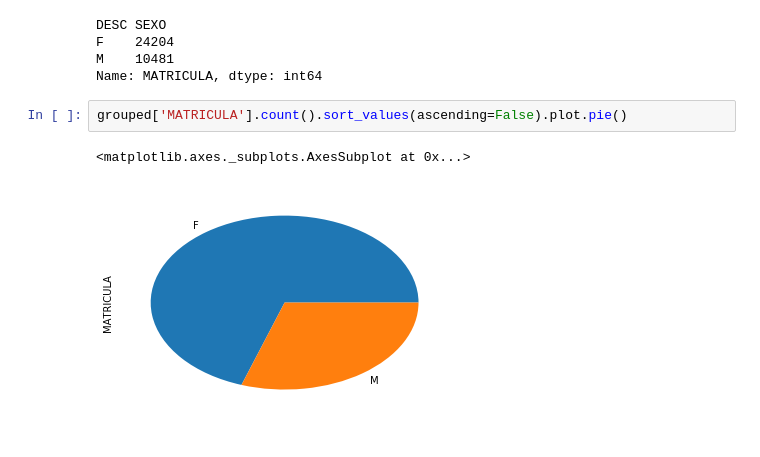
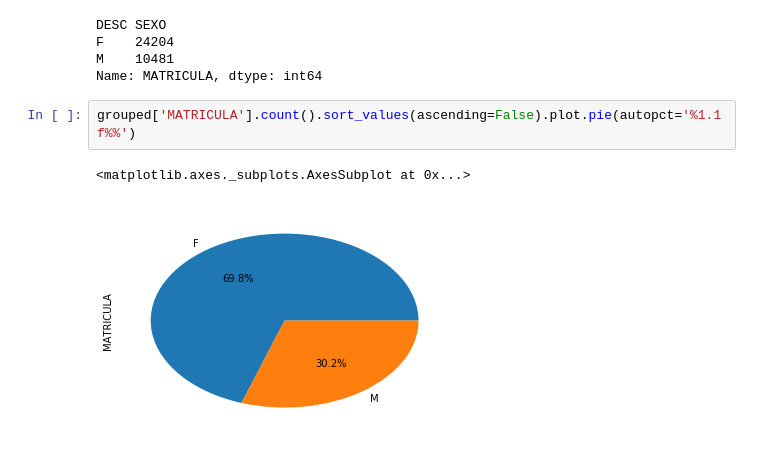
Before and after one commit to chris-redfield/hacksaude-2018, a Jupyter notebook: hackathon-2018-pessoal.ipynb, the cells around one changed output. Saved outputs shown, nothing was run; the diff lists cells and outputs as text.

```diff
--- a/hackathon-2018-pessoal.ipynb
+++ b/hackathon-2018-pessoal.ipynb
@@ -136,7 +204,7 @@ F    24204
 M    10481
 Name: MATRICULA, dtype: int64
 # %%
-grouped['MATRICULA'].count().sort_values(ascending=False).plot.pie()
+grouped['MATRICULA'].count().sort_values(ascending=False).plot.pie(autopct='%1.1f%%')
 # %% [output]
 <matplotlib.axes._subplots.AxesSubplot at 0x...>
-[figure, old version]
+[figure, new version]
```
Also changed, not shown: parts of 10 cells of this notebook.
